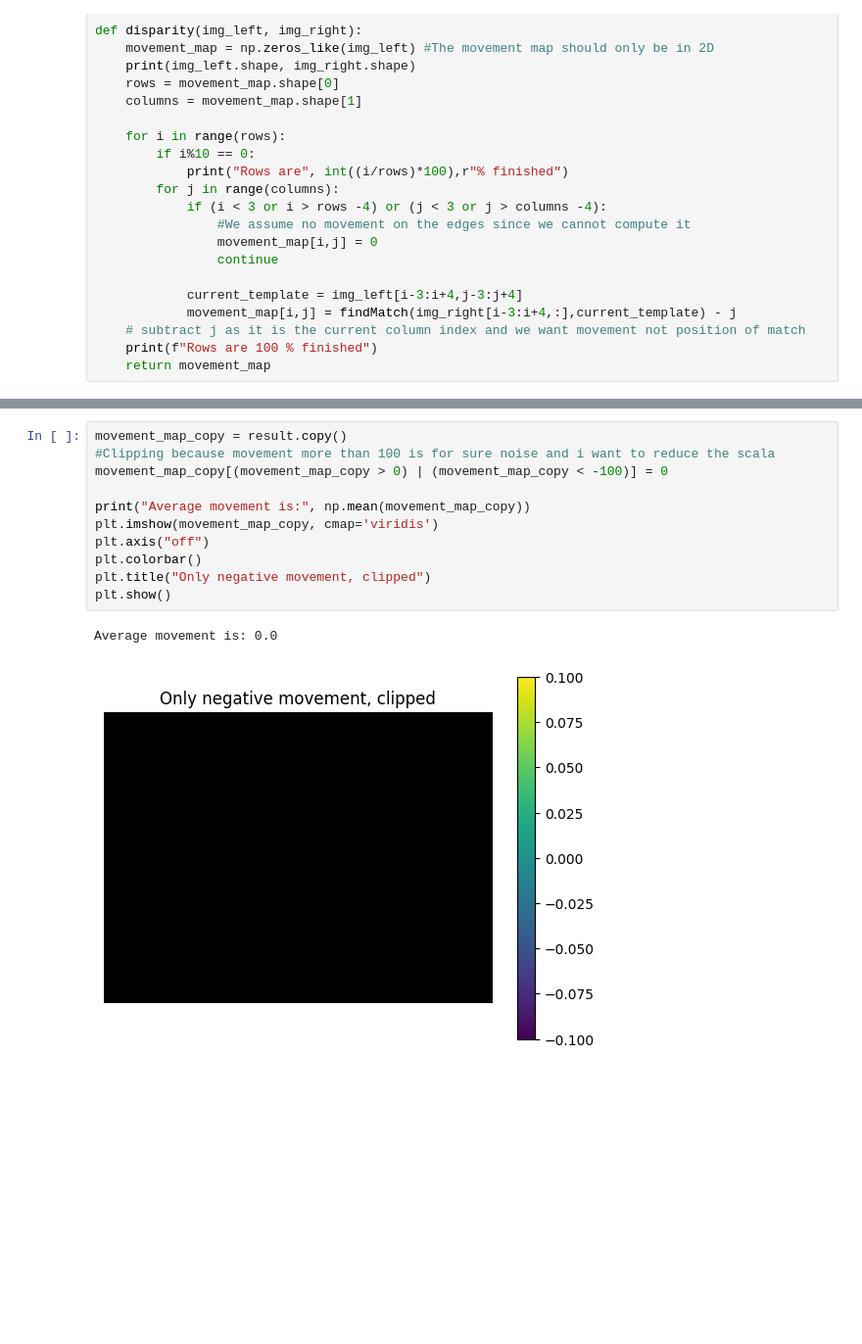
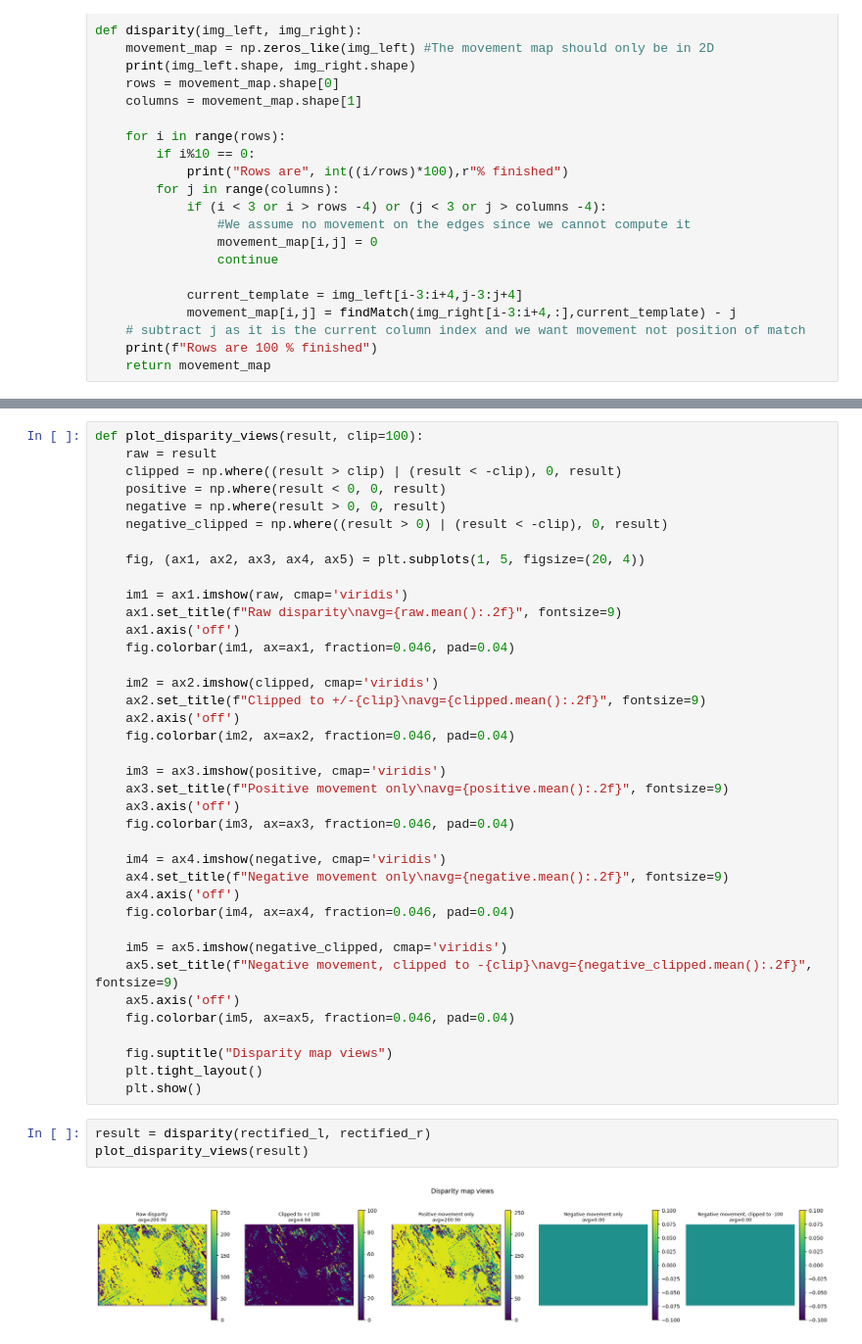
Before and after one commit to WojtekWla/perception-for-autonomous-systems, a Jupyter notebook: week_4/group_22_week4.ipynb, the cells around one changed output, grey strips where cells are left out. Shown at 98% size. Saved outputs shown, nothing was run; the diff lists cells and outputs as text; blank space fills up the shorter version.

```diff
--- a/week_4/group_22_week4.ipynb
+++ b/week_4/group_22_week4.ipynb
@@ -235,14 +171,43 @@ Average movement is: 0.0
-# %%
-movement_map_copy = result.copy()
-#Clipping because movement more than 100 is for sure noise and i want to reduce the scala
-movement_map_copy[(movement_map_copy > 0) | (movement_map_copy < -100)] = 0
-
-print("Average movement is:", np.mean(movement_map_copy))
-plt.imshow(movement_map_copy, cmap='viridis')
-plt.axis("off")
-plt.colorbar()
-plt.title("Only negative movement, clipped")
-plt.show()
-# %% [output]
-Average movement is: 0.0
-[figure, removed]
+# %%
+def plot_disparity_views(result, clip=100):
+    raw = result
+    clipped = np.where((result > clip) | (result < -clip), 0, result)
+    positive = np.where(result < 0, 0, result)
+    negative = np.where(result > 0, 0, result)
+    negative_clipped = np.where((result > 0) | (result < -clip), 0, result)
+
+    fig, (ax1, ax2, ax3, ax4, ax5) = plt.subplots(1, 5, figsize=(20, 4))
+
+    im1 = ax1.imshow(raw, cmap='viridis')
+    ax1.set_title(f"Raw disparity\navg={raw.mean():.2f}", fontsize=9)
+    ax1.axis('off')
+    fig.colorbar(im1, ax=ax1, fraction=0.046, pad=0.04)
+
+    im2 = ax2.imshow(clipped, cmap='viridis')
+    ax2.set_title(f"Clipped to +/-{clip}\navg={clipped.mean():.2f}", fontsize=9)
+    ax2.axis('off')
+    fig.colorbar(im2, ax=ax2, fraction=0.046, pad=0.04)
+
+    im3 = ax3.imshow(positive, cmap='viridis')
+    ax3.set_title(f"Positive movement only\navg={positive.mean():.2f}", fontsize=9)
+    ax3.axis('off')
+    fig.colorbar(im3, ax=ax3, fraction=0.046, pad=0.04)
+
+    im4 = ax4.imshow(negative, cmap='viridis')
+    ax4.set_title(f"Negative movement only\navg={negative.mean():.2f}", fontsize=9)
+    ax4.axis('off')
+    fig.colorbar(im4, ax=ax4, fraction=0.046, pad=0.04)
+
+    im5 = ax5.imshow(negative_clipped, cmap='viridis')
+    ax5.set_title(f"Negative movement, clipped to -{clip}\navg={negative_clipped.mean():.2f}", fontsize=9)
+    ax5.axis('off')
+    fig.colorbar(im5, ax=ax5, fraction=0.046, pad=0.04)
+
+    fig.suptitle("Disparity map views")
+    plt.tight_layout()
+    plt.show()
+# %%
+result = disparity(rectified_l, rectified_r)
+plot_disparity_views(result)
+# %% [output]
+[figure, added]
```
Also changed, not shown: parts of 14 cells of this notebook.
